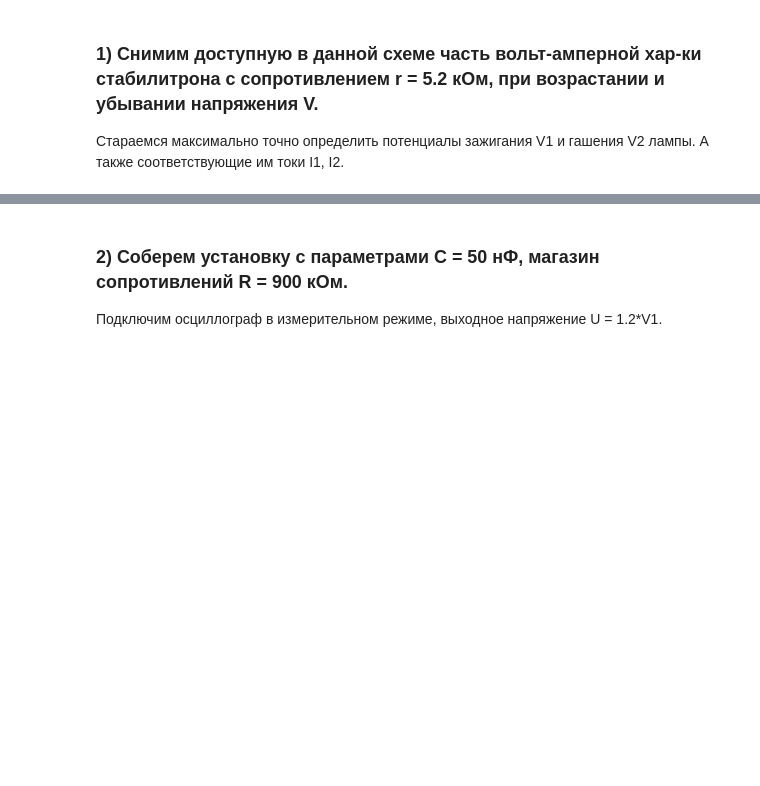
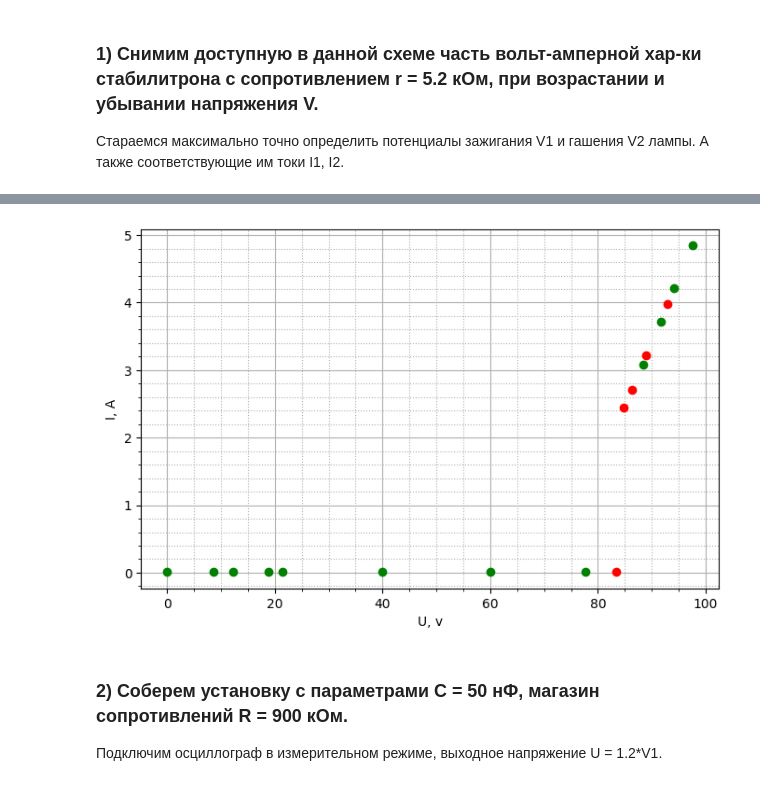
Before and after one commit to alexzhelyapov1/labs_mipt, a Jupyter notebook: 3.2.8/data.ipynb, the cells around one changed output, grey strips where cells are left out. Cells and saved outputs as stored; diff of their text form; code cells hidden in the pictures; blank space fills up the shorter version.

```diff
--- a/3.2.8/data.ipynb
+++ b/3.2.8/data.ipynb
@@ -6,9 +30,20 @@
 # %%
-V = [] # V
-I = [] # A
+df = pd.DataFrame()
 
-(0.01, 0.01), (8.6, 0.012), (12.2, 0.013), (18.9, 0.013), (21.5, 0.013), (40, 0.015), (60, 0.017), (77.6, 0.018), (90.55, 0.020), (96.30, 0.020), (88.32, 3.08), (91.62, 3.72), \
-   (94.1, 4.216), (97.57, 4.846)
+v_up = "v_up" # V
+i_up = "i_up" # A
+v_down = "v_down" # V
+i_down = "i_down" # A
 
-# Падаем
-(92.84, 3.976), (88.91, 3.22), (86.27, 2.71), (84.75, 2.45), (83.3, 0.019)
+data_up = [(0.01, 0.01), (8.6, 0.012), (12.2, 0.013), (18.9, 0.013), (21.5, 0.013), (40, 0.015), (60, 0.017), (77.6, 0.018), (88.32, 3.08), (91.62, 3.72), \
+   (94.1, 4.216), (97.57, 4.846)]      # Растем
+# bad values from data_up: (90.55, 0.020), (96.30, 0.020)
+data_down = [(92.84, 3.976), (88.91, 3.22), (86.27, 2.71), (84.75, 2.45), (83.3, 0.019)]    # Падаем
+
+df[v_up], df[i_up] = np.array([i[0] for i in data_up]), np.array([i[1] for i in data_up])
+
+df[v_down] = np.array([i[0] for i in data_down] + [float('NaN')] * (len(data_up) - len(data_down)))
+df[i_down] = np.array([i[1] for i in data_down] + [float('NaN')] * (len(data_up) - len(data_down)))
+
+
+df
@@ -15,3 +64,9 @@ I = [] # A
+# %%
+ax_1 = prepare_plot("U, v", "I, A")
+drow_graph(ax_1, df[v_up], df[i_up], 0, 0, "green")
+drow_graph(ax_1, df[v_down], df[i_down], 0, 0, "red")
+# %% [output]
+[figure, added]
 # %% [markdown]
 ### 2) Соберем установку с параметрами С = 50 нФ, магазин сопротивлений R = 900 кОм.
 Подключим осциллограф в измерительном режиме, выходное напряжение U = 1.2*V1.
```
Also changed, not shown: parts of 4 cells of this notebook, 1 other file.
